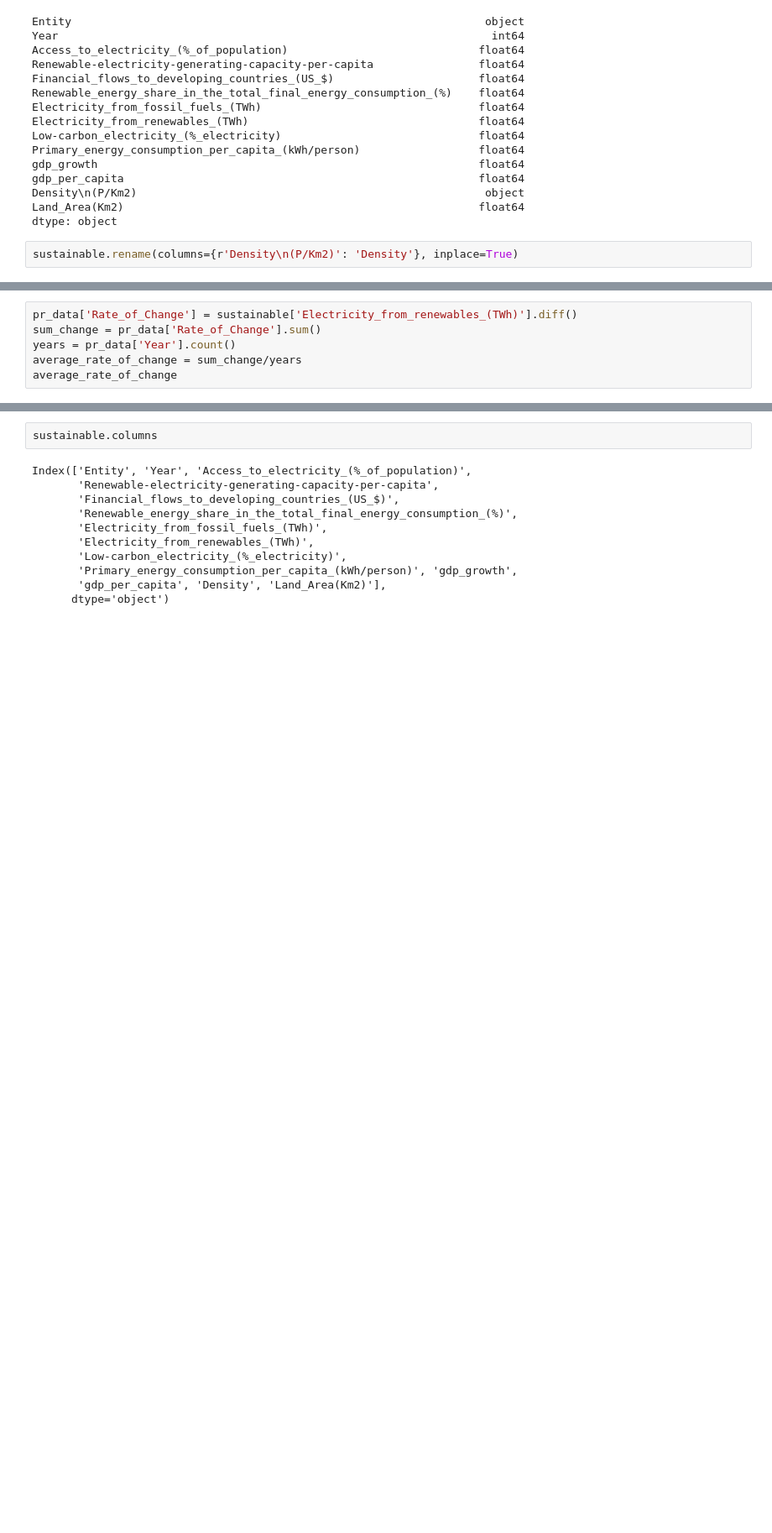
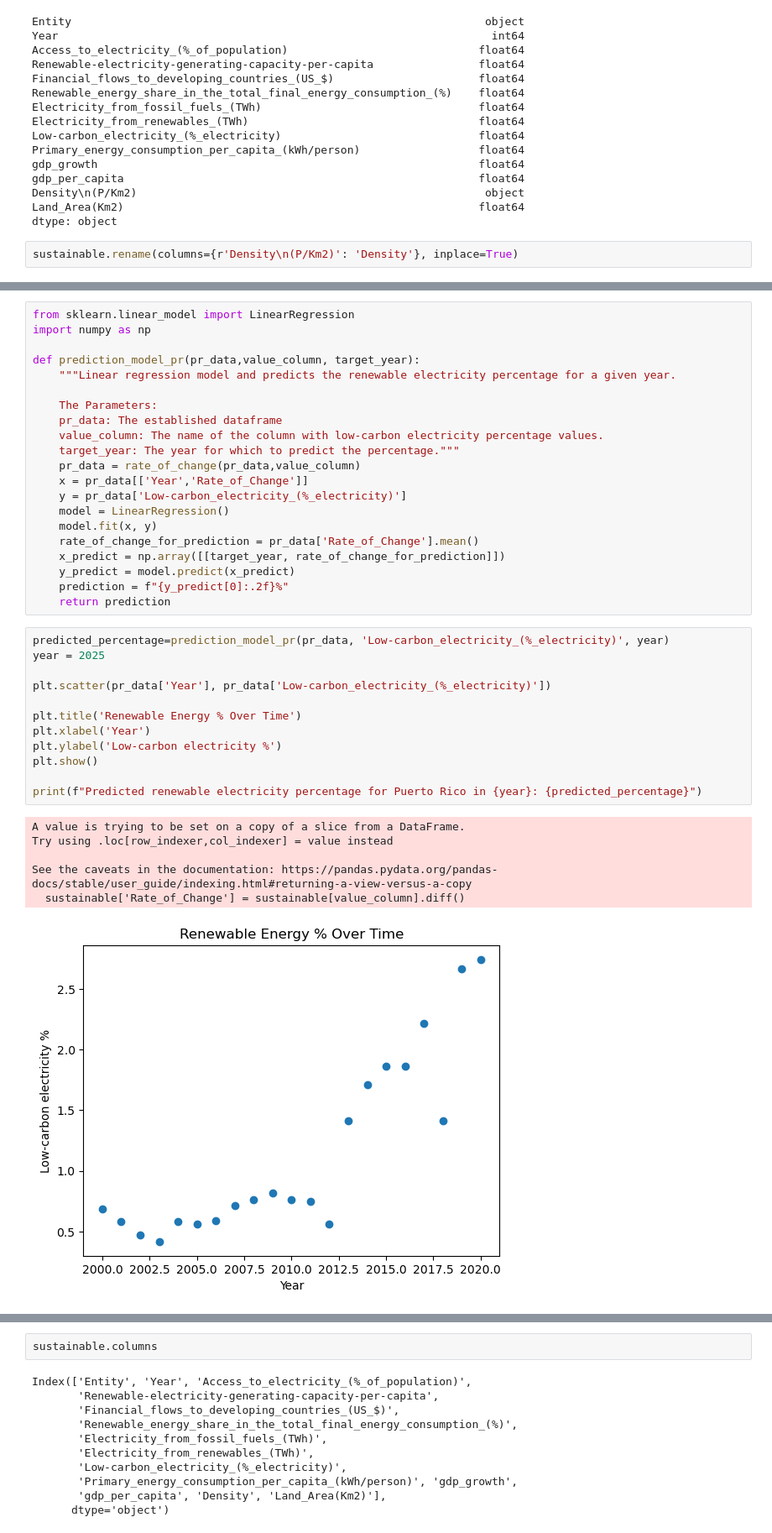
Before and after one commit to verushka333/global_energy_project, a Jupyter notebook: VSR-GlobalDataSustainable.ipynb, the cells around one changed output, grey strips where cells are left out. Shown at 84% size. Drawn from its saved outputs; the diff is of its cells as text; blank space fills up the shorter version.

Commit message:
Final Code Version
Verushka pr_energy Final code version! Good Luck!!!

```diff
--- a/VSR-GlobalDataSustainable.ipynb
+++ b/VSR-GlobalDataSustainable.ipynb
@@ -119,9 +118,3 @@ pr_data
 | 2700 | Puerto Rico | 2018 | 100.0 | 121.46 | NaN | ... |
 | 2701 | Puerto Rico | 2019 | 100.0 | 126.27 | NaN | ... |
 | 2702 | Puerto Rico | 2020 | 100.0 | 126.71 | NaN | ... |
-# %%
-pr_data['Rate_of_Change'] = sustainable['Electricity_from_renewables_(TWh)'].diff()
-sum_change = pr_data['Rate_of_Change'].sum()
-years = pr_data['Year'].count()
-average_rate_of_change = sum_change/years
-average_rate_of_change
@@ -134,0 +145,40 @@ See the caveats in the documentation: https://pandas.pydata.org/pandas-docs/stab
+# %%
+from sklearn.linear_model import LinearRegression
+import numpy as np
+
+def prediction_model_pr(pr_data,value_column, target_year):
+    """Linear regression model and predicts the renewable electricity percentage for a given year.
+
+    The Parameters:
+    pr_data: The established dataframe
+    value_column: The name of the column with low-carbon electricity percentage values.
+    target_year: The year for which to predict the percentage."""
+    pr_data = rate_of_change(pr_data,value_column)
+    x = pr_data[['Year','Rate_of_Change']]
+    y = pr_data['Low-carbon_electricity_(%_electricity)']
+    model = LinearRegression()
+    model.fit(x, y)
+    rate_of_change_for_prediction = pr_data['Rate_of_Change'].mean()
+    x_predict = np.array([[target_year, rate_of_change_for_prediction]])
+    y_predict = model.predict(x_predict)
+    prediction = f"{y_predict[0]:.2f}%"
+    return prediction
+# %%
+predicted_percentage=prediction_model_pr(pr_data, 'Low-carbon_electricity_(%_electricity)', year)
+year = 2025
+
+plt.scatter(pr_data['Year'], pr_data['Low-carbon_electricity_(%_electricity)'])
+
+plt.title('Renewable Energy % Over Time')
+plt.xlabel('Year')
+plt.ylabel('Low-carbon electricity %')
+plt.show()
+
+print(f"Predicted renewable electricity percentage for Puerto Rico in {year}: {predicted_percentage}")
+# %% [output]
+A value is trying to be set on a copy of a slice from a DataFrame.
+Try using .loc[row_indexer,col_indexer] = value instead
+
+See the caveats in the documentation: https://pandas.pydata.org/pandas-docs/stable/user_guide/indexing.html#returning-a-view-versus-a-copy
+  sustainable['Rate_of_Change'] = sustainable[value_column].diff()
+[figure, added]
```
Also changed, not shown: parts of 22 cells of this notebook.
